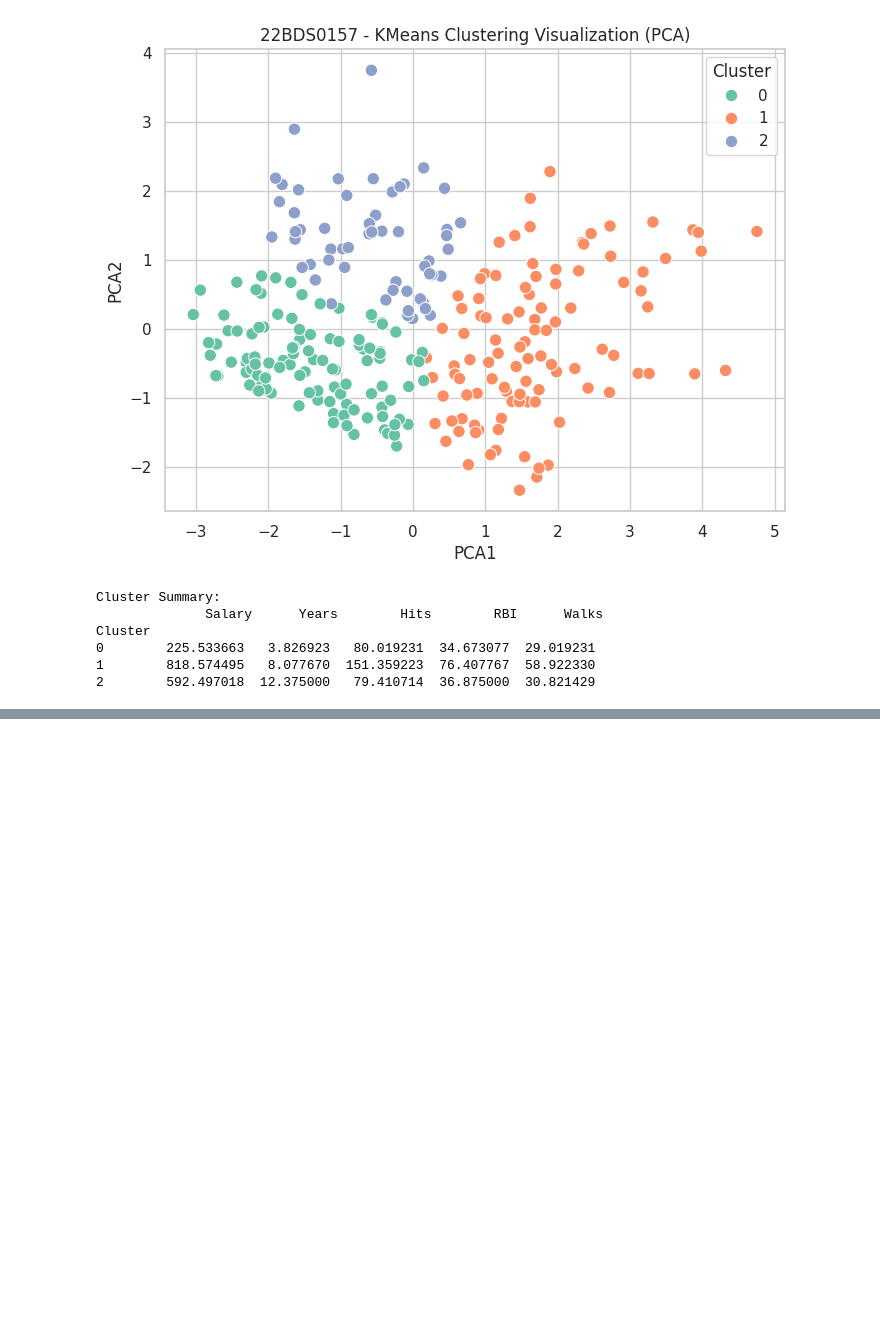
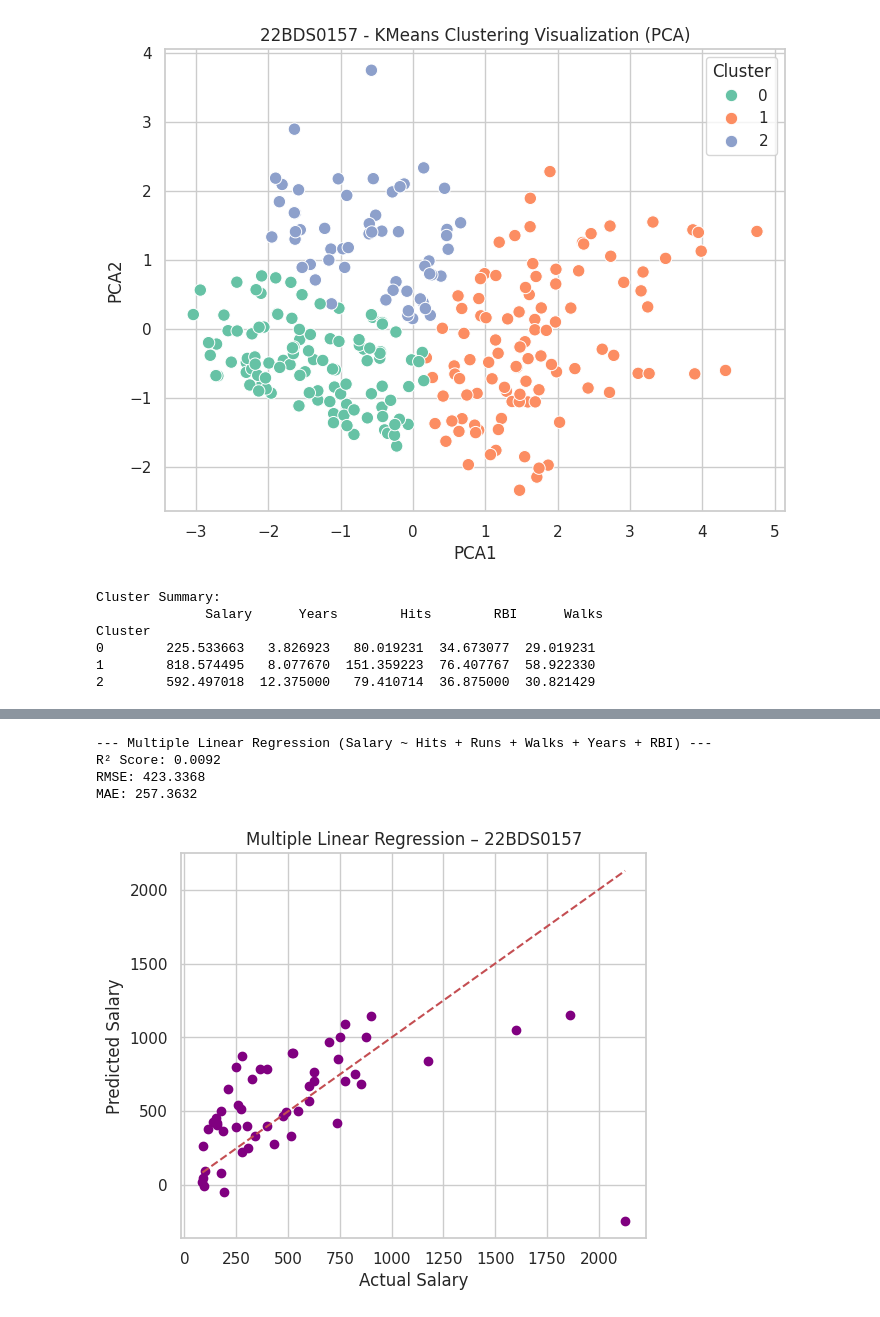
Before and after one commit to utkarshzy/EDA_project_22BDS0157, a Jupyter notebook: 22BDS0157.ipynb, the cells around one changed output, grey strips where cells are left out. Saved outputs shown, nothing was run; the diff lists cells and outputs as text; code cells hidden in the pictures; blank space fills up the shorter version.

```diff
--- a/22BDS0157.ipynb
+++ b/22BDS0157.ipynb
@@ -571,0 +637,29 @@ Cluster
+# %%
+# Multiple Linear Regression (MLR)
+features = ['Hits','Runs','Walks','Years','RBI']
+X_mlr = df[features]
+y = df['Salary']
+X_train, X_test, y_train, y_test = train_test_split(X_mlr, y, test_size=0.2, random_state=42)
+mlr = LinearRegression()
+mlr.fit(X_train, y_train)
+y_pred_mlr = mlr.predict(X_test)
+r2_mlr = r2_score(y_test, y_pred_mlr)
+rmse_mlr = np.sqrt(mean_squared_error(y_test, y_pred_mlr))
+mae_mlr = mean_absolute_error(y_test, y_pred_mlr)
+print("\n--- Multiple Linear Regression (Salary ~ Hits + Runs + Walks + Years + RBI) ---")
+print(f"R² Score: {r2_mlr:.4f}")
+print(f"RMSE: {rmse_mlr:.4f}")
+print(f"MAE: {mae_mlr:.4f}")
+plt.figure(figsize=(6,5))
+plt.scatter(y_test, y_pred_mlr, color='purple')
+plt.plot([y_test.min(), y_test.max()], [y_test.min(), y_test.max()], 'r--')
+plt.title("Multiple Linear Regression – 22BDS0157")
+plt.xlabel("Actual Salary")
+plt.ylabel("Predicted Salary")
+plt.show()
+# %% [output]
+--- Multiple Linear Regression (Salary ~ Hits + Runs + Walks + Years + RBI) ---
+R² Score: 0.0092
+RMSE: 423.3368
+MAE: 257.3632
+[figure, added]
```
Also changed, not shown: parts of 6 cells of this notebook.
